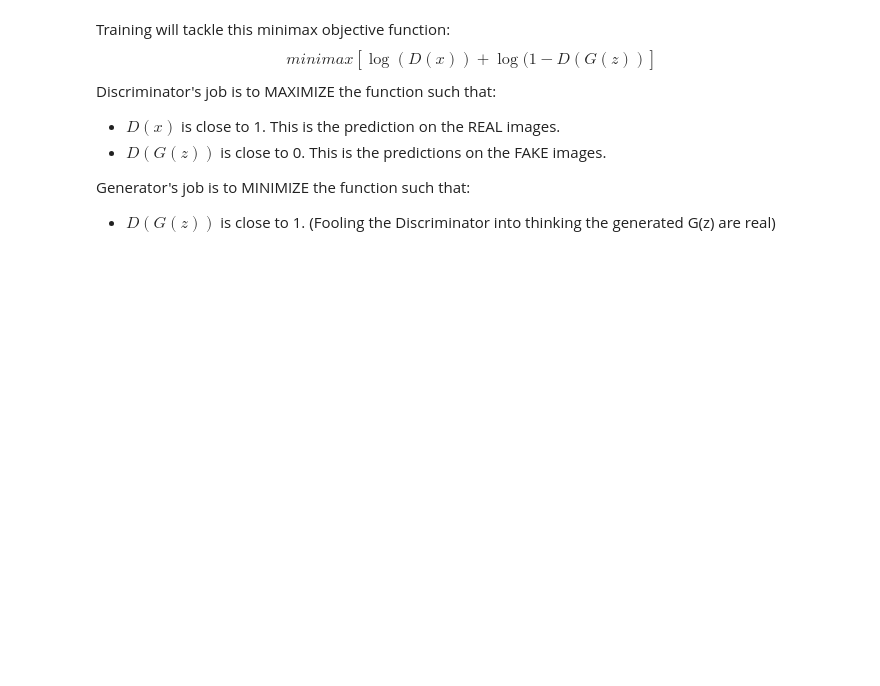
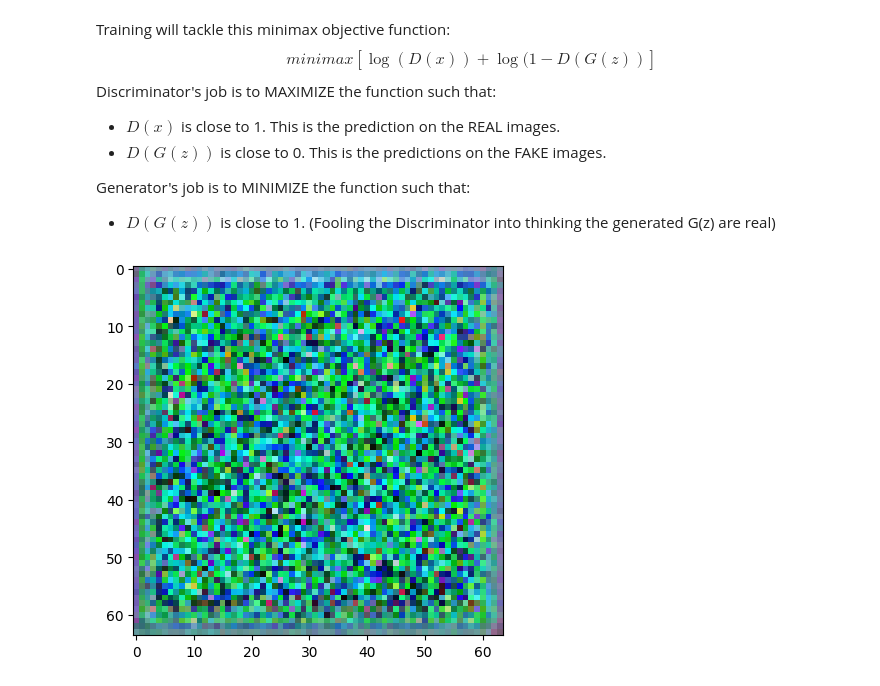
Before and after one commit to BoriLlana/AnimeFaceGenerator, a Jupyter notebook: main.ipynb, the cells around one changed output. Cells and saved outputs as stored; diff of their text form; code cells hidden in the pictures; blank space fills up the shorter version.

```diff
--- a/main.ipynb
+++ b/main.ipynb
@@ -233,6 +233,17 @@ Discriminator's job is to MAXIMIZE the function such that:<br>
 
 Generator's job is to MINIMIZE the function such that:<br>
 - $D(G(z))$ is close to 1. (Fooling the Discriminator into thinking the generated G(z) are real)
+# %%
+noise = torch.randn(100, 64, 54, 54) #initial random noise
+import matplotlib.pyplot as plt
+import numpy as np
+generated = gen(noise)
+generated[0].shape
+gem = np.swapaxes(generated[0].detach().numpy(), 0, 2)
+plt.imshow(gem)
+plt.show()
+# %% [output]
+[figure, added]
 # %%
 #Training Loop here:
 for epoch in range(n_epochs):
```
Also changed, not shown: parts of 3 cells of this notebook.
